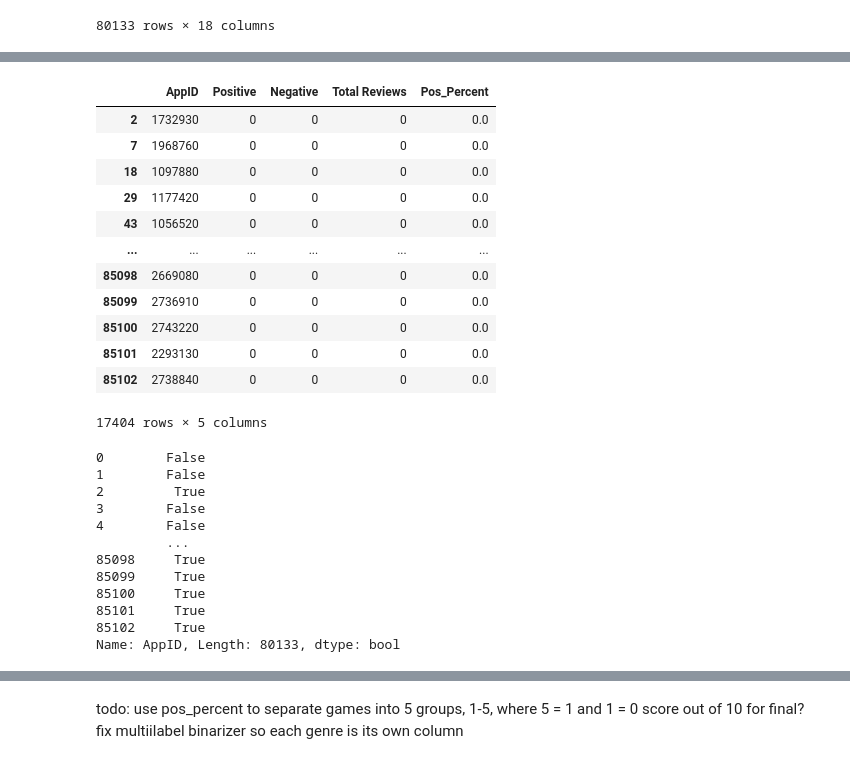
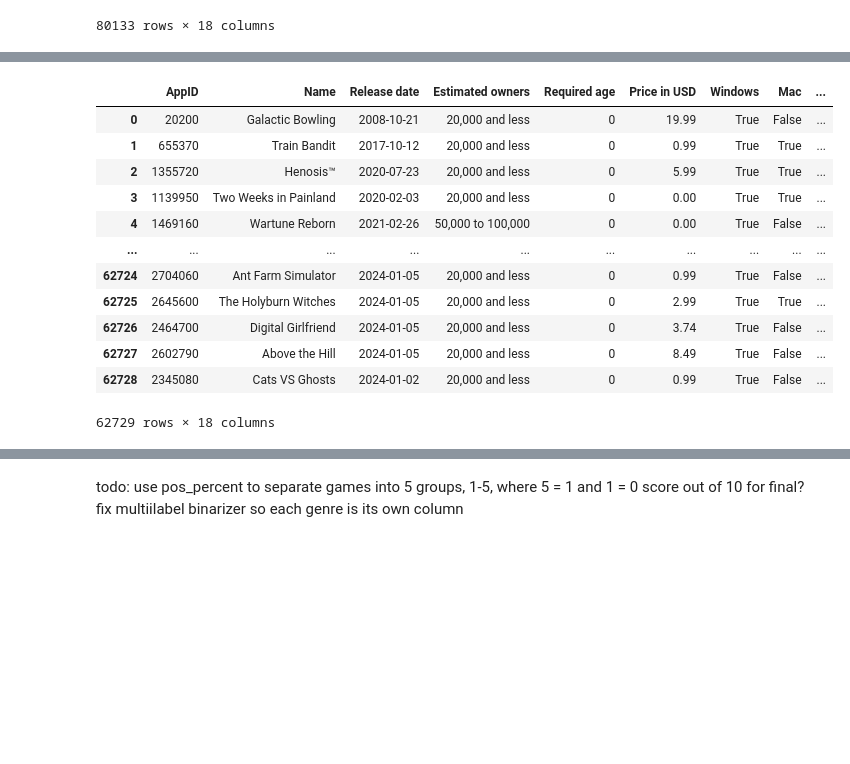
Before and after one commit to Jdd197/Steam-Analysis-Project, a Jupyter notebook: Steam Analysis Project.ipynb, the cells around one changed output, grey strips where cells are left out. Saved outputs shown, nothing was run; the diff lists cells and outputs as text; code cells hidden in the pictures; blank space fills up the shorter version.

Commit message:
Review score simplification and cleanup

```diff
--- a/Steam Analysis Project.ipynb
+++ b/Steam Analysis Project.ipynb
@@ -139,31 +107,0 @@ review_score.sort_values(by = "Total Reviews", ascending = True)
-# %%
-review_score.loc[review_score['Total Reviews'] == 0]
-# %% [output]
-|  | AppID | Positive | Negative | Total Reviews | Pos_Percent |
-| 2 | 1732930 | 0 | 0 | 0 | 0.0 |
-| 7 | 1968760 | 0 | 0 | 0 | 0.0 |
-| 18 | 1097880 | 0 | 0 | 0 | 0.0 |
-| 29 | 1177420 | 0 | 0 | 0 | 0.0 |
-| 43 | 1056520 | 0 | 0 | 0 | 0.0 |
-| ... | ... | ... | ... | ... | ... |
-| 85098 | 2669080 | 0 | 0 | 0 | 0.0 |
-| 85099 | 2736910 | 0 | 0 | 0 | 0.0 |
-| 85100 | 2743220 | 0 | 0 | 0 | 0.0 |
-| 85101 | 2293130 | 0 | 0 | 0 | 0.0 |
-| 85102 | 2738840 | 0 | 0 | 0 | 0.0 |
-17404 rows × 5 columns
-# %%
-game.AppID.isin(review_score.loc[review_score['Total Reviews'] == 0].AppID)
-# %% [output]
-0        False
-1        False
-2         True
-3        False
-4        False
-         ...
-85098     True
-85099     True
-85100     True
-85101     True
-85102     True
-Name: AppID, Length: 80133, dtype: bool
@@ -173,2 +108,18 @@ game = game[~game.AppID.isin(review_score.loc[review_score['Total Reviews'] == 0
 # %%
 game.reset_index(drop=True, inplace = True)
+# %%
+game
+# %% [output]
+|  | AppID | Name | Release date | Estimated owners | Required age | Price in USD | Windows | Mac | ... |
+| 0 | 20200 | Galactic Bowling | 2008-10-21 | 20,000 and less | 0 | 19.99 | True | False | ... |
+| 1 | 655370 | Train Bandit | 2017-10-12 | 20,000 and less | 0 | 0.99 | True | True | ... |
+| 2 | 1355720 | Henosis™ | 2020-07-23 | 20,000 and less | 0 | 5.99 | True | True | ... |
+| 3 | 1139950 | Two Weeks in Painland | 2020-02-03 | 20,000 and less | 0 | 0.00 | True | True | ... |
+| 4 | 1469160 | Wartune Reborn | 2021-02-26 | 50,000 to 100,000 | 0 | 0.00 | True | False | ... |
+| ... | ... | ... | ... | ... | ... | ... | ... | ... | ... |
+| 62724 | 2704060 | Ant Farm Simulator | 2024-01-05 | 20,000 and less | 0 | 0.99 | True | False | ... |
+| 62725 | 2645600 | The Holyburn Witches | 2024-01-05 | 20,000 and less | 0 | 2.99 | True | True | ... |
+| 62726 | 2464700 | Digital Girlfriend | 2024-01-05 | 20,000 and less | 0 | 3.74 | True | False | ... |
+| 62727 | 2602790 | Above the Hill | 2024-01-05 | 20,000 and less | 0 | 8.49 | True | False | ... |
+| 62728 | 2345080 | Cats VS Ghosts | 2024-01-02 | 20,000 and less | 0 | 0.99 | True | False | ... |
+62729 rows × 18 columns
```
Also changed, not shown: parts of 18 cells of this notebook.
